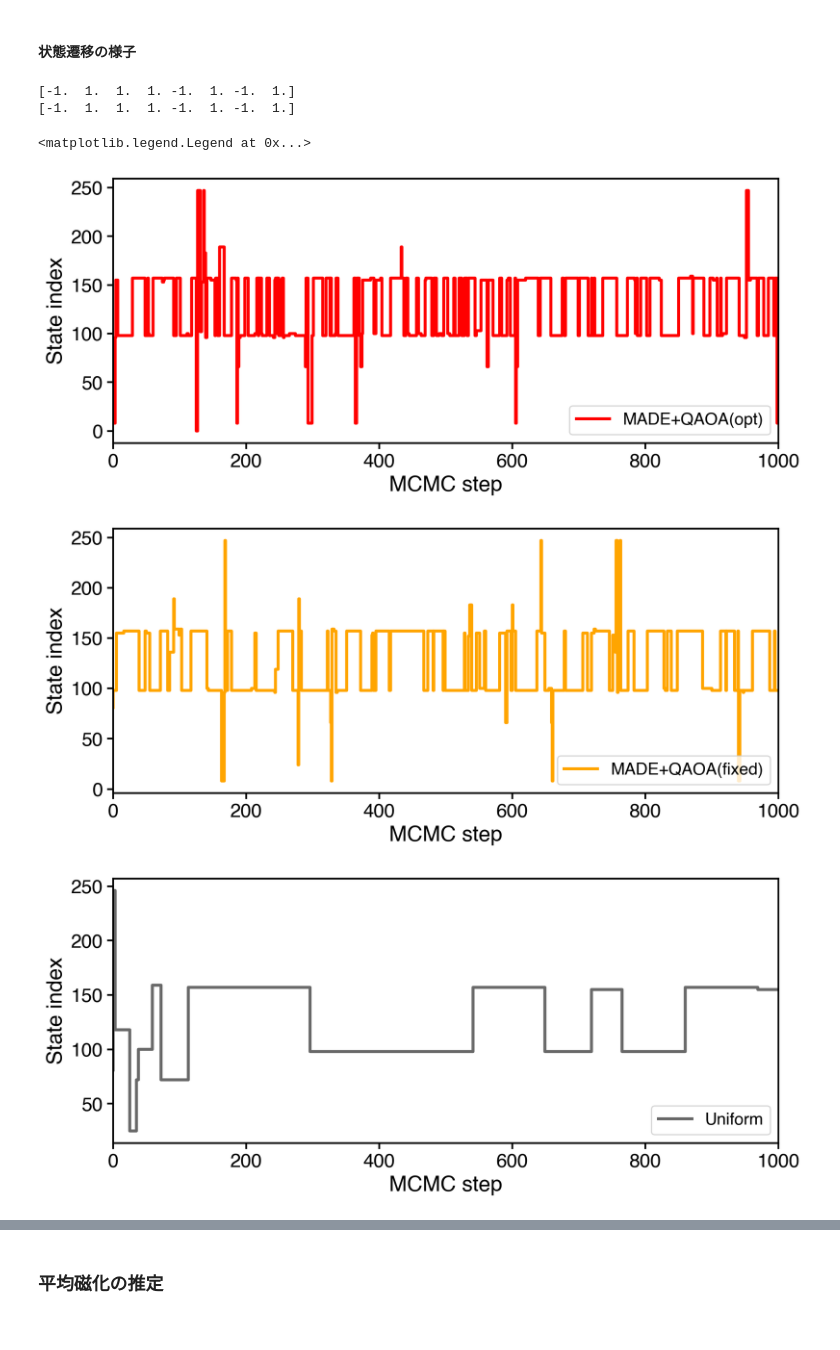
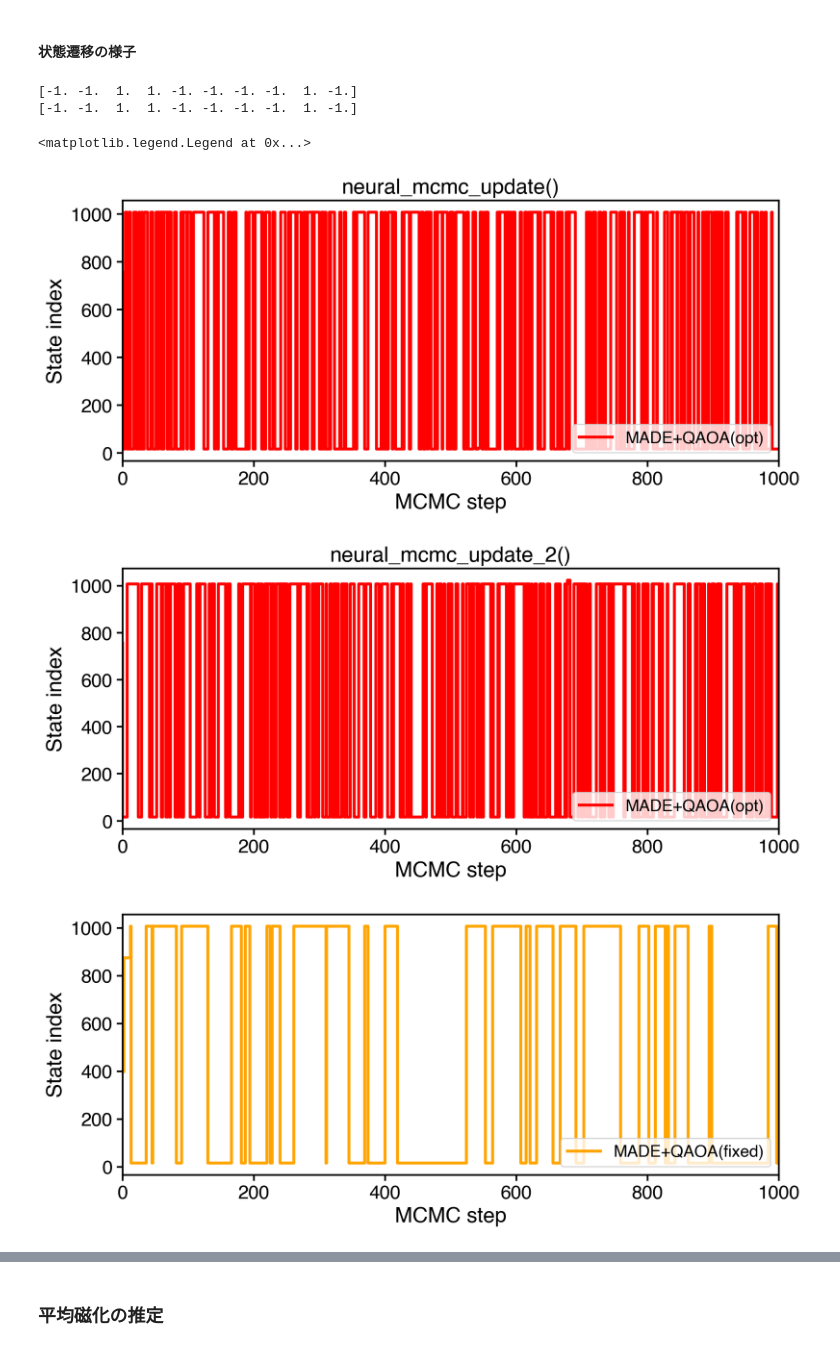
Before and after one commit to yuichiro-nakano/data_for_qaoa-made-mcmc, a Jupyter notebook: notebooks/20240720_made_mcmc_test.ipynb, the cells around one changed output, grey strips where cells are left out. Drawn from its saved outputs; the diff is of its cells as text; code cells hidden in the pictures.

```diff
--- a/notebooks/20240720_made_mcmc_test.ipynb
+++ b/notebooks/20240720_made_mcmc_test.ipynb
@@ -32,3 +30,16 @@ beta = 5.0
+# %%
+"""
+n_spin = 8
+instance = Ising_model(n_spin, rng, type='SK')
+"""
+
+n_spin = 10
+source_dir_name = 'data'
+fname_in = pathlib.Path(source_dir_name).joinpath('{0}_sites_instance.pickle'.format(n_spin))
+with open(str(fname_in), 'rb') as f:
+	instance = pickle.load(f)
+
+beta = 5.0
 # %% [markdown]
 ## 1. MADE提案生成
 # %% [markdown]
@@ -303,6 +340,11 @@ def neural_update_mcmc(init_spin, instance, model, beta, n_iter, rng=None):
 # %%
 # setting
 n_iter = 1000
+
+# pre-caluculation
+proposal_history = made.predict(model_qaoa_opt, n_iter)
+log_prob_history = made.compute_log_prob(model_qaoa_opt, proposal_history)
+proposal_history = np.array([made.binary_to_spin(proposal_history[i]) for i in range(proposal_history.shape[0])])
 
 # initialize the state
 init_spin = mcmc.number_to_spin(rng.integers(0, 2**n_spin), n_spin)
@@ -310,6 +352,7 @@ print(init_spin)
 
 # main simulation
 state_hist_made_opt, acceptance_hist_made_opt = neural_update_mcmc(init_spin, instance, model_qaoa_opt, beta, n_iter, rng)
+state_hist_made_opt_2, acceptance_hist_made_opt_2 = neural_update_mcmc_2(init_spin, instance, model_qaoa_opt, proposal_history, log_prob_history, beta, n_iter, rng)
 state_hist_made_fix, acceptance_hist_made_fix = neural_update_mcmc(init_spin, instance, model_qaoa_fix, beta, n_iter, rng)
 state_hist_uni, acceptance_hist_uni = uniform_update_mcmc(init_spin, instance, beta, n_iter, rng)
 # %% [output]
@@ -320,6 +363,7 @@ state_hist_uni, acceptance_hist_uni = uniform_update_mcmc(init_spin, instance, b
 #### 状態遷移の様子
 # %%
 state_hist_made_opt_idx = np.array([ising.spin_to_number(state_hist_made_opt[i]) for i in range(state_hist_made_opt.shape[0])])
+state_hist_made_opt_2_idx = np.array([ising.spin_to_number(state_hist_made_opt_2[i]) for i in range(state_hist_made_opt_2.shape[0])])
 state_hist_made_fix_idx = np.array([ising.spin_to_number(state_hist_made_fix[i]) for i in range(state_hist_made_fix.shape[0])])
 state_hist_uni_idx = np.array([ising.spin_to_number(state_hist_uni[i]) for i in range(state_hist_uni.shape[0])])
 
@@ -350,6 +394,25 @@ ax2_1.set_ylabel('State index', fontsize=18)
 ax2_1.tick_params(width=1.5, labelsize=16, length=5, labelbottom=True)
 ax2_1.tick_params(axis="x", which='major', width=1.5)
 ax2_1.legend(fontsize=14, loc='lower right', frameon=True)
+ax2_1.set_title('neural_mcmc_update()', fontsize=18)
+
+fig2_4, ax2_4 = plt.subplots(figsize=(10,4), dpi=200)
+
+ax2_4.spines["top"].set_linewidth(spines)
+ax2_4.spines["left"].set_linewidth(spines)
+ax2_4.spines["bottom"].set_linewidth(spines)
+ax2_4.spines["right"].set_linewidth(spines)
+
+ax2_4.step(np.arange(n_iter+1), state_hist_made_opt_2_idx, color='red', linewidth=linewidth, label='MADE+QAOA(opt)')
+
+ax2_4.set_xlim(0, n_iter)
+#ax2_4.set_ylim(-0.3,0.3)
+ax2_4.set_xlabel('MCMC step', fontsize=18)
+ax2_4.set_ylabel('State index', fontsize=18)
+ax2_4.tick_params(width=1.5, labelsize=16, length=5, labelbottom=True)
+ax2_4.tick_params(axis="x", which='major', width=1.5)
+ax2_4.legend(fontsize=14, loc='lower right', frameon=True)
+ax2_4.set_title('neural_mcmc_update_2()', fontsize=18)
 
 fig2_2, ax2_2 = plt.subplots(figsize=(10,4), dpi=200)
 
@@ -359,35 +422,35 @@ ax2_2.spines["bottom"].set_linewidth(spines)
 ax2_2.spines["right"].set_linewidth(spines)
 
 ax2_2.step(np.arange(n_iter+1), state_hist_made_fix_idx, color='orange', linewidth=linewidth, label='MADE+QAOA(fixed)')
 
 ax2_2.set_xlim(0, n_iter)
 #ax2_2.set_ylim(-0.3,0.3)
 ax2_2.set_xlabel('MCMC step', fontsize=18)
 ax2_2.set_ylabel('State index', fontsize=18)
 ax2_2.tick_params(width=1.5, labelsize=16, length=5, labelbottom=True)
 ax2_2.tick_params(axis="x", which='major', width=1.5)
 ax2_2.legend(fontsize=14, loc='lower right', frameon=True)
 
 fig2_3, ax2_3 = plt.subplots(figsize=(10,4), dpi=200)
 
 ax2_3.spines["top"].set_linewidth(spines)
 ax2_3.spines["left"].set_linewidth(spines)
 ax2_3.spines["bottom"].set_linewidth(spines)
 ax2_3.spines["right"].set_linewidth(spines)
 
 ax2_3.step(np.arange(n_iter+1), state_hist_uni_idx, color='dimgrey', linewidth=linewidth, label='Uniform')
 
 ax2_3.set_xlim(0, n_iter)
 #ax2_3.set_ylim(-0.3,0.3)
 ax2_3.set_xlabel('MCMC step', fontsize=18)
 ax2_3.set_ylabel('State index', fontsize=18)
 ax2_3.tick_params(width=1.5, labelsize=16, length=5, labelbottom=True)
 ax2_3.tick_params(axis="x", which='major', width=1.5)
 ax2_3.legend(fontsize=14, loc='lower right', frameon=True)
 # %% [output]
-[-1.  1.  1.  1. -1.  1. -1.  1.]
-[-1.  1.  1.  1. -1.  1. -1.  1.]
+[-1. -1.  1.  1. -1. -1. -1. -1.  1. -1.]
+[-1. -1.  1.  1. -1. -1. -1. -1.  1. -1.]
 <matplotlib.legend.Legend at 0x...>
-[figure, old version]
+[figure, new version]
-[figure, old version]
+[figure, new version]
-[figure, old version]
+[figure, new version]
```
Also changed, not shown: parts of 11 cells of this notebook, 22 other files.
